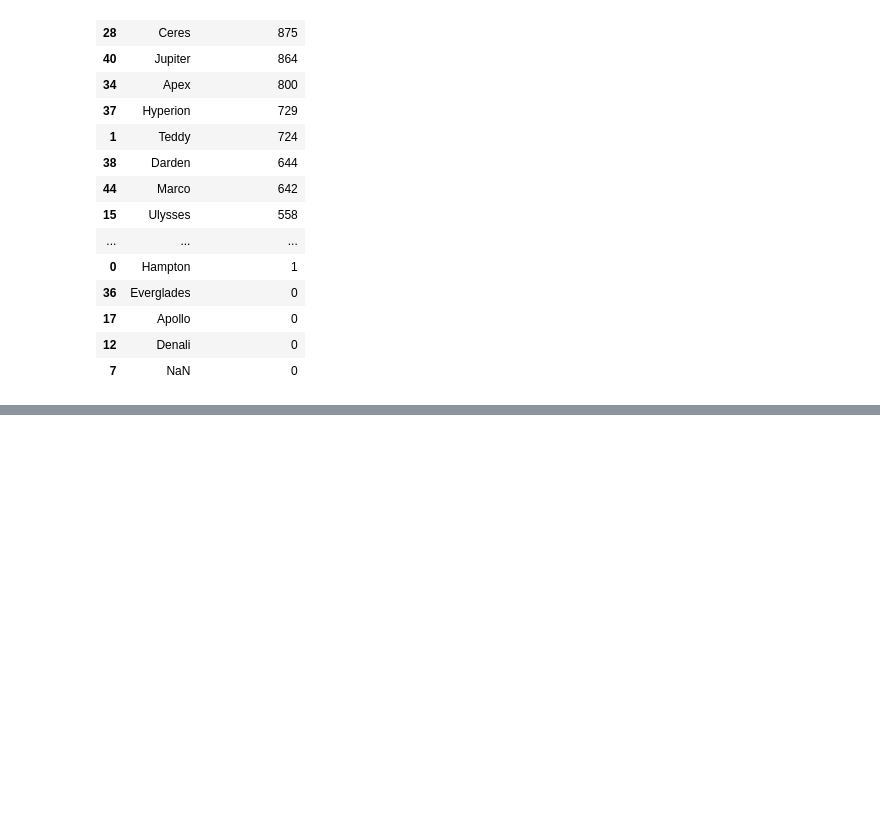
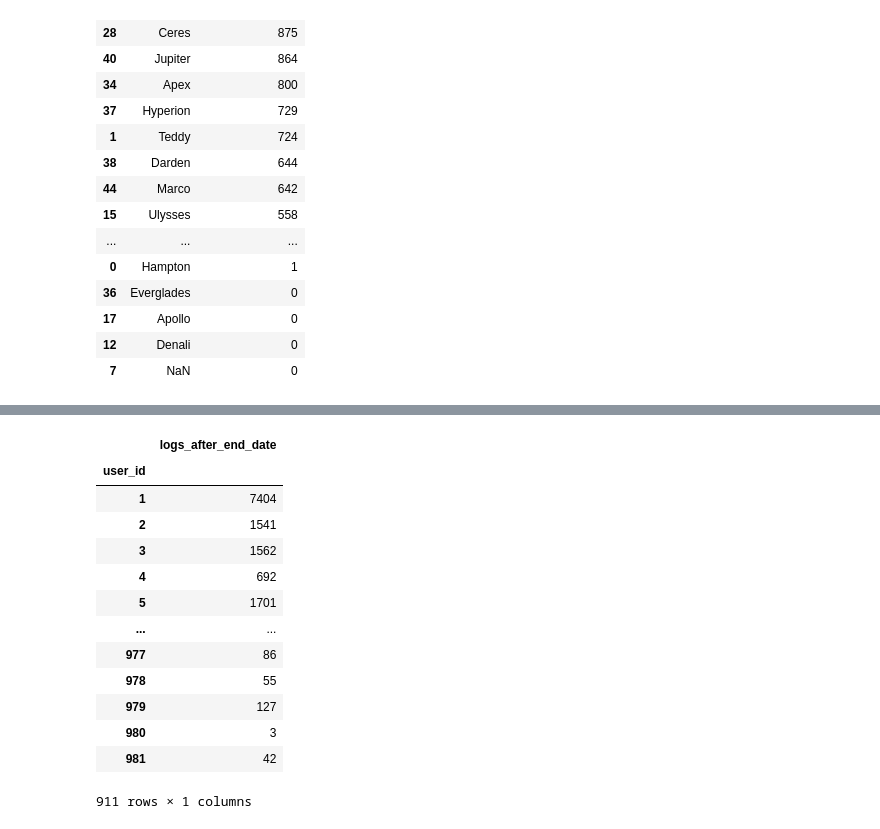
Before and after one commit to mdalton87/anomaly-detection-exercises, a Jupyter notebook: access_logs.ipynb, the cells around one changed output, grey strips where cells are left out. Cells and saved outputs as stored; diff of their text form; code cells hidden in the pictures; blank space fills up the shorter version.

```diff
--- a/access_logs.ipynb
+++ b/access_logs.ipynb
@@ -216,0 +205,6 @@ df.head()
+# %%
+df = w.wrangle_logs()
+# %%
+df['logs_after_end_date'] = df.index > df.end_date
+# %%
+df['is_staff'] = (df.php + df.java + df.ds + df.front) == 0
@@ -216,0 +217,2 @@ df.head()
+# %%
+df = df[df.is_staff == False]
@@ -216,0 +228,17 @@ df.head()
+# %%
+df.groupby('user_id')[['logs_after_end_date']].count()
+# %% [output]
+|  | logs_after_end_date |
+| user_id |  |
+| 1 | 7404 |
+| 2 | 1541 |
+| 3 | 1562 |
+| 4 | 692 |
+| 5 | 1701 |
+| ... | ... |
+| 977 | 86 |
+| 978 | 55 |
+| 979 | 127 |
+| 980 | 3 |
+| 981 | 42 |
+911 rows × 1 columns
```
Also changed, not shown: parts of 9 cells of this notebook, 2 other files.
